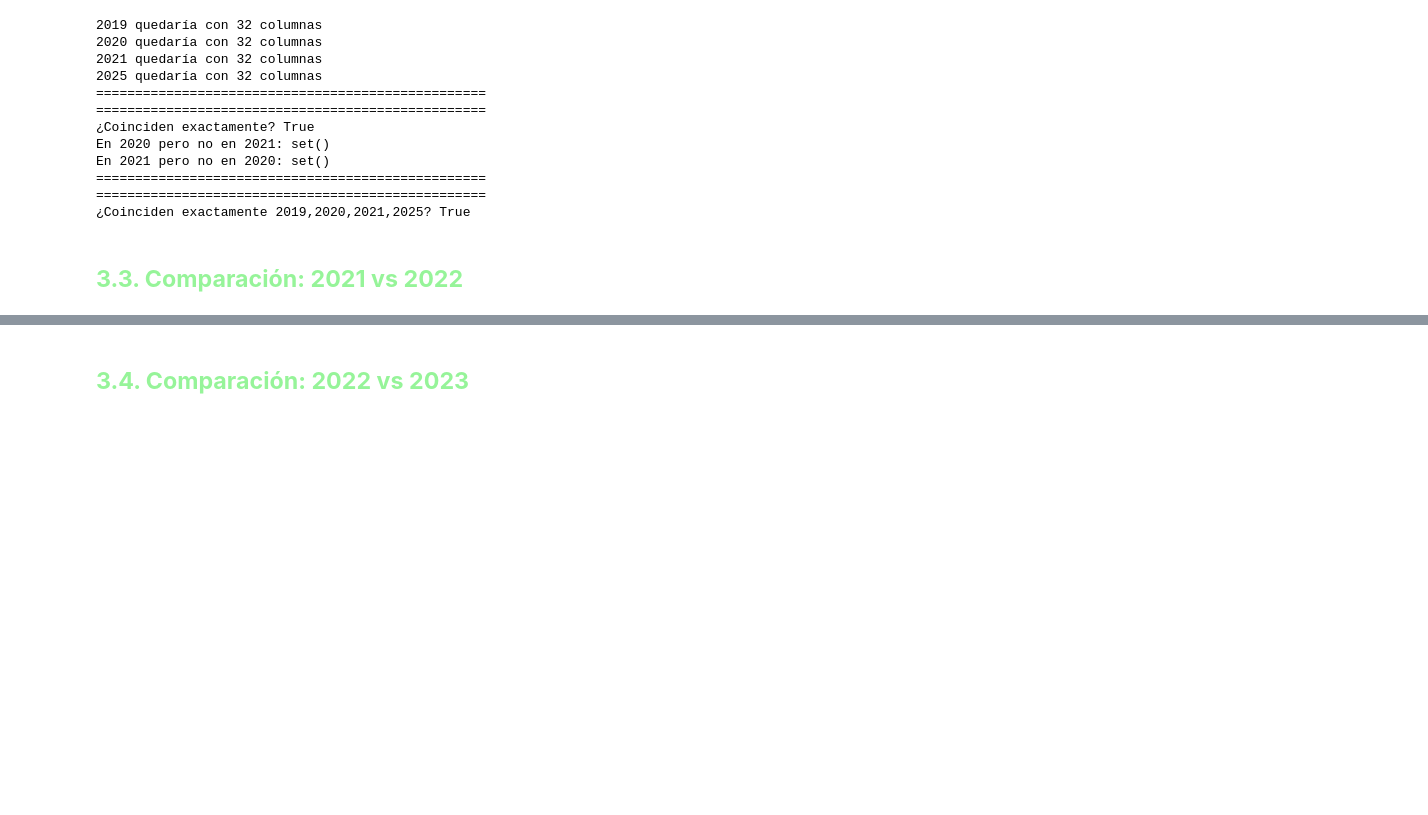
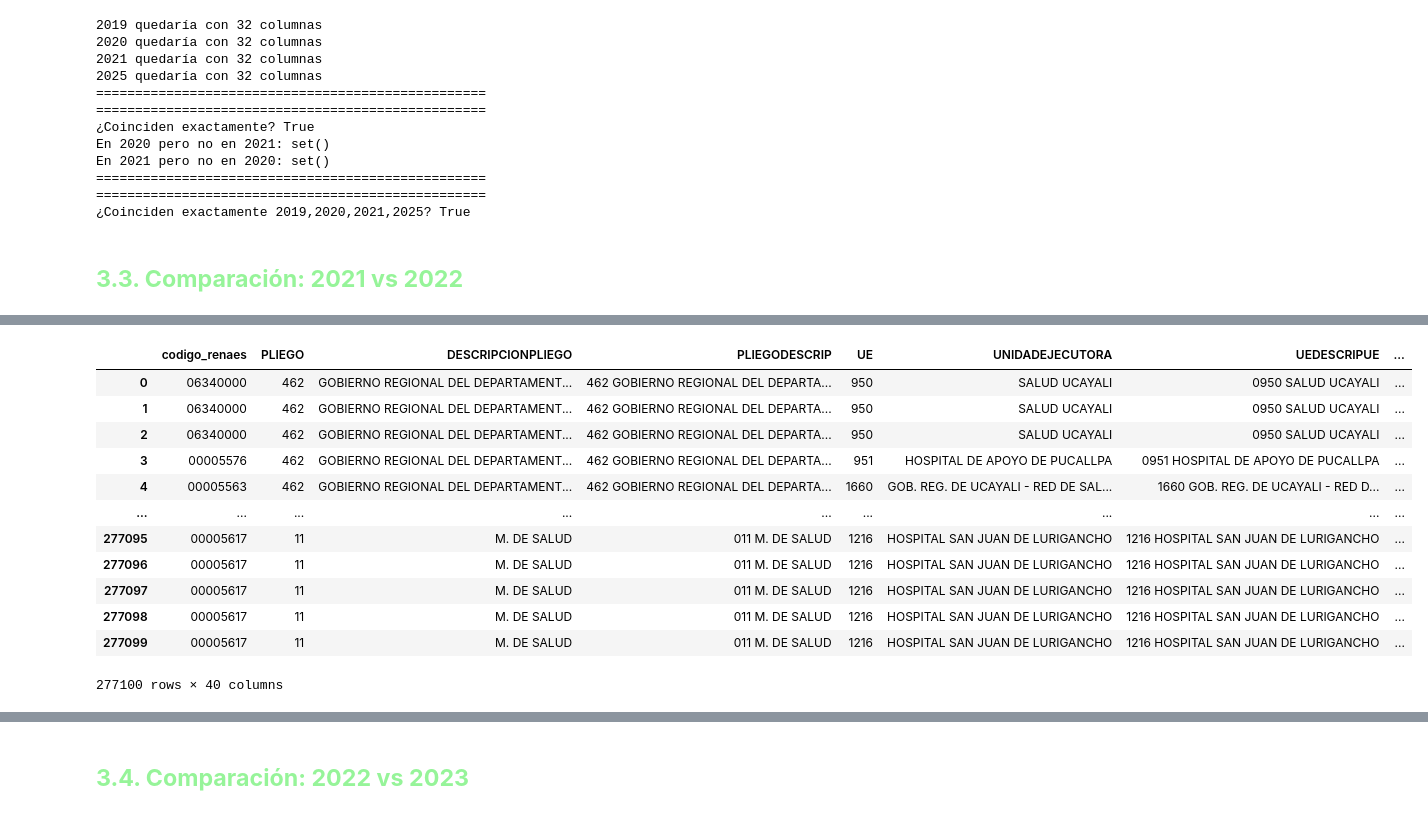
Before and after one commit to nadia0207/minsa-rrhh-analytics, a Jupyter notebook: notebooks/01_comparacion_columnas.ipynb, the cells around one changed output, grey strips where cells are left out. Drawn from its saved outputs; the diff is of its cells as text; code cells hidden in the pictures; blank space fills up the shorter version.

```diff
--- a/notebooks/01_comparacion_columnas.ipynb
+++ b/notebooks/01_comparacion_columnas.ipynb
@@ -997,0 +1036,20 @@ En 2021 pero no en 2020: set()
+# %%
+# 2. Cargar DataFrame 2020 para poder analizar los valores internos
+
+df_2022 = cargar_dataframe_limpio(2022, archivos)
+# %%
+df_2022
+# %% [output]
+|  | codigo_renaes | PLIEGO | DESCRIPCIONPLIEGO | PLIEGODESCRIP | UE | UNIDADEJECUTORA | UEDESCRIPUE | ... |
+| 0 | 06340000 | 462 | GOBIERNO REGIONAL DEL DEPARTAMENT... | 462 GOBIERNO REGIONAL DEL DEPARTA... | 950 | SALUD UCAYALI | 0950 SALUD UCAYALI | ... |
+| 1 | 06340000 | 462 | GOBIERNO REGIONAL DEL DEPARTAMENT... | 462 GOBIERNO REGIONAL DEL DEPARTA... | 950 | SALUD UCAYALI | 0950 SALUD UCAYALI | ... |
+| 2 | 06340000 | 462 | GOBIERNO REGIONAL DEL DEPARTAMENT... | 462 GOBIERNO REGIONAL DEL DEPARTA... | 950 | SALUD UCAYALI | 0950 SALUD UCAYALI | ... |
+| 3 | 00005576 | 462 | GOBIERNO REGIONAL DEL DEPARTAMENT... | 462 GOBIERNO REGIONAL DEL DEPARTA... | 951 | HOSPITAL DE APOYO DE PUCALLPA | 0951 HOSPITAL DE APOYO DE PUCALLPA | ... |
+| 4 | 00005563 | 462 | GOBIERNO REGIONAL DEL DEPARTAMENT... | 462 GOBIERNO REGIONAL DEL DEPARTA... | 1660 | GOB. REG. DE UCAYALI - RED DE SAL... | 1660 GOB. REG. DE UCAYALI - RED D... | ... |
+| ... | ... | ... | ... | ... | ... | ... | ... | ... |
+| 277095 | 00005617 | 11 | M. DE SALUD | 011 M. DE SALUD | 1216 | HOSPITAL SAN JUAN DE LURIGANCHO | 1216 HOSPITAL SAN JUAN DE LURIGANCHO | ... |
+| 277096 | 00005617 | 11 | M. DE SALUD | 011 M. DE SALUD | 1216 | HOSPITAL SAN JUAN DE LURIGANCHO | 1216 HOSPITAL SAN JUAN DE LURIGANCHO | ... |
+| 277097 | 00005617 | 11 | M. DE SALUD | 011 M. DE SALUD | 1216 | HOSPITAL SAN JUAN DE LURIGANCHO | 1216 HOSPITAL SAN JUAN DE LURIGANCHO | ... |
+| 277098 | 00005617 | 11 | M. DE SALUD | 011 M. DE SALUD | 1216 | HOSPITAL SAN JUAN DE LURIGANCHO | 1216 HOSPITAL SAN JUAN DE LURIGANCHO | ... |
+| 277099 | 00005617 | 11 | M. DE SALUD | 011 M. DE SALUD | 1216 | HOSPITAL SAN JUAN DE LURIGANCHO | 1216 HOSPITAL SAN JUAN DE LURIGANCHO | ... |
+277100 rows × 40 columns
```
Also changed, not shown: parts of 17 cells of this notebook.
